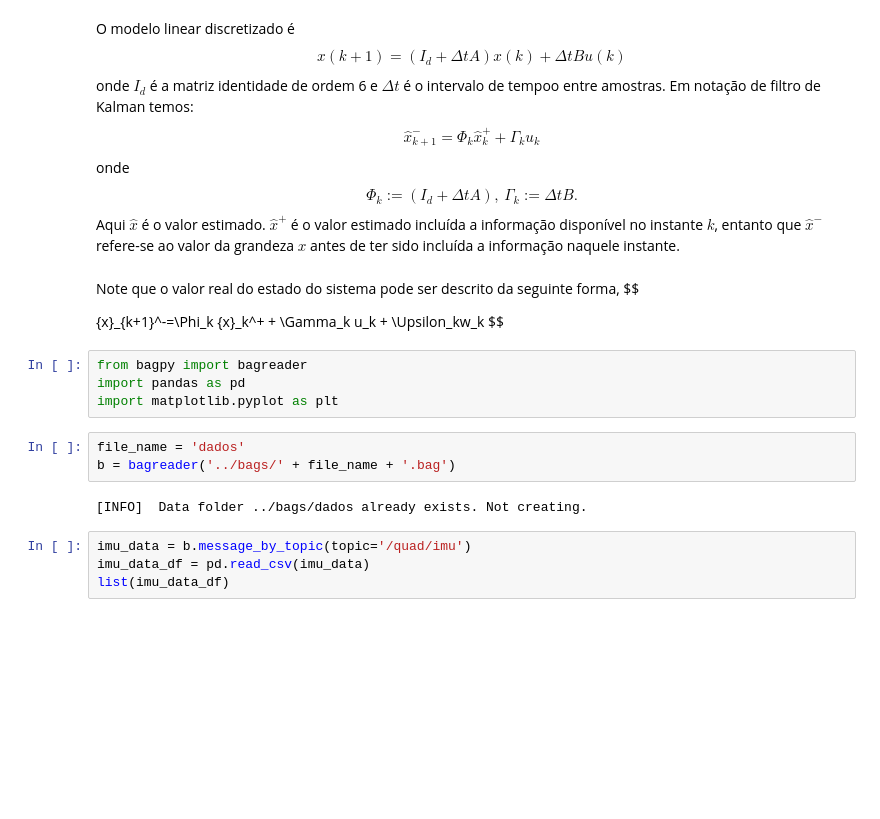
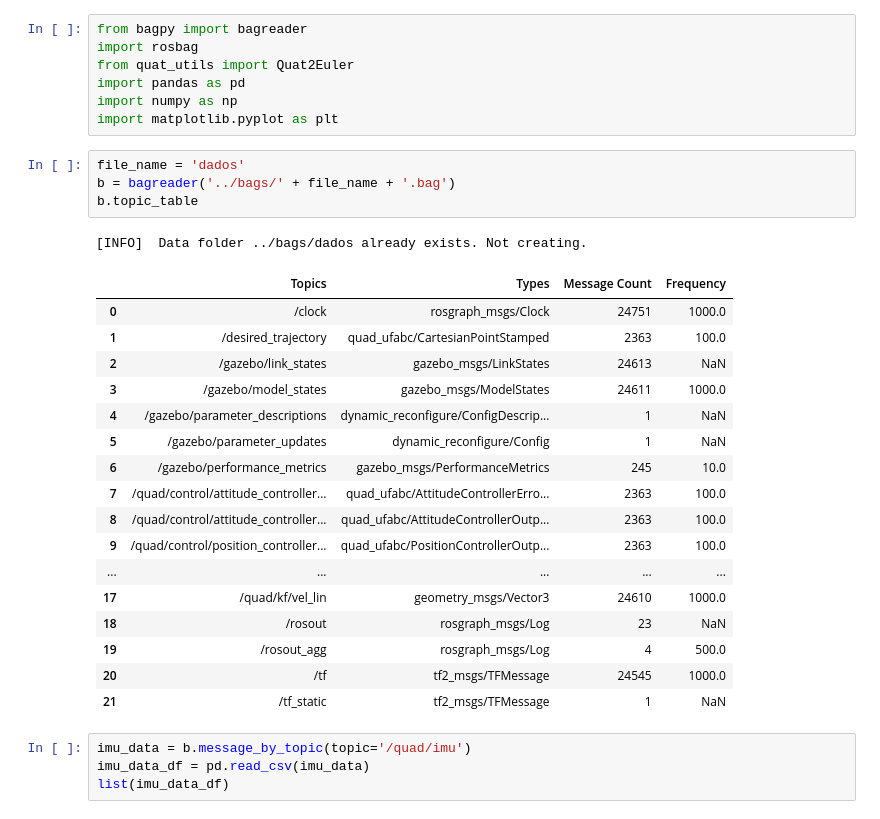
Before and after one commit to dferruzzo/quad_ufabc, a Jupyter notebook: scripts/kf.ipynb, the cells around one changed output. Drawn from its saved outputs; the diff is of its cells as text; blank space fills up the shorter version.

Commit message:
Kalman Filter notebook updated

```diff
--- a/scripts/kf.ipynb
+++ b/scripts/kf.ipynb
@@ -59,32 +1,33 @@ $\Omega_r=-\Omega_1+\Omega_2-\Omega_3+\Omega_4$, $\Omega_i,~i=1,\ldots,4$ é a v
-# %% [markdown]
-O modelo linear discretizado é
-$$
-x(k+1)=(I_d+\Delta tA)x(k)+\Delta tBu(k)
-$$
-onde $I_d$ é a matriz identidade de ordem 6 e $\Delta t$ é o intervalo de tempoo entre amostras. Em notação de filtro de Kalman temos:
-$$
-\hat{x}_{k+1}^-=\Phi_k \hat{x}_k^+ + \Gamma_k u_k
-$$
-onde
-$$
-\Phi_k :=(I_d+\Delta tA), ~\Gamma_k :=\Delta tB.
-$$
-Aqui $\hat{x}$ é o valor estimado. $\hat{x}^+$ é o valor estimado incluída a informação disponível no instante $k$, entanto que $\hat{x}^-$ refere-se ao valor da grandeza $x$ antes de ter sido incluída a informação naquele instante.
-# %% [markdown]
-Note que o valor real do estado do sistema pode ser descrito da seguinte forma,
-$$
-
-   {x}_{k+1}^-=\Phi_k {x}_k^+ + \Gamma_k u_k + \Upsilon_kw_k
-$$
 # %%
 from bagpy import bagreader
+import rosbag
+from quat_utils import Quat2Euler
 import pandas as pd
+import numpy as np
 import matplotlib.pyplot as plt
 # %%
 file_name = 'dados'
 b = bagreader('../bags/' + file_name + '.bag')
+b.topic_table
 # %% [output]
 [INFO]  Data folder ../bags/dados already exists. Not creating.
+|  | Topics | Types | Message Count | Frequency |
+| 0 | /clock | rosgraph_msgs/Clock | 24751 | 1000.0 |
+| 1 | /desired_trajectory | quad_ufabc/CartesianPointStamped | 2363 | 100.0 |
+| 2 | /gazebo/link_states | gazebo_msgs/LinkStates | 24613 | NaN |
+| 3 | /gazebo/model_states | gazebo_msgs/ModelStates | 24611 | 1000.0 |
+| 4 | /gazebo/parameter_descriptions | dynamic_reconfigure/ConfigDescrip... | 1 | NaN |
+| 5 | /gazebo/parameter_updates | dynamic_reconfigure/Config | 1 | NaN |
+| 6 | /gazebo/performance_metrics | gazebo_msgs/PerformanceMetrics | 245 | 10.0 |
+| 7 | /quad/control/attitude_controller... | quad_ufabc/AttitudeControllerErro... | 2363 | 100.0 |
+| 8 | /quad/control/attitude_controller... | quad_ufabc/AttitudeControllerOutp... | 2363 | 100.0 |
+| 9 | /quad/control/position_controller... | quad_ufabc/PositionControllerOutp... | 2363 | 100.0 |
+| ... | ... | ... | ... | ... |
+| 17 | /quad/kf/vel_lin | geometry_msgs/Vector3 | 24610 | 1000.0 |
+| 18 | /rosout | rosgraph_msgs/Log | 23 | NaN |
+| 19 | /rosout_agg | rosgraph_msgs/Log | 4 | 500.0 |
+| 20 | /tf | tf2_msgs/TFMessage | 24545 | 1000.0 |
+| 21 | /tf_static | tf2_msgs/TFMessage | 1 | NaN |
 # %%
 imu_data = b.message_by_topic(topic='/quad/imu')
 imu_data_df = pd.read_csv(imu_data)
```
Also changed, not shown: parts of 7 cells of this notebook, 2 other files.
